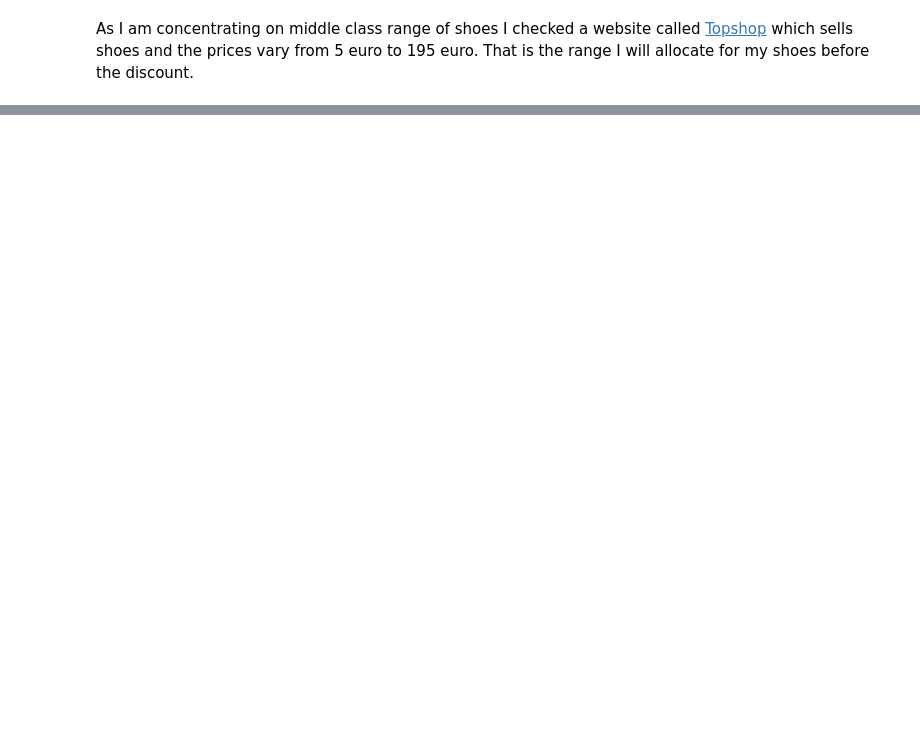
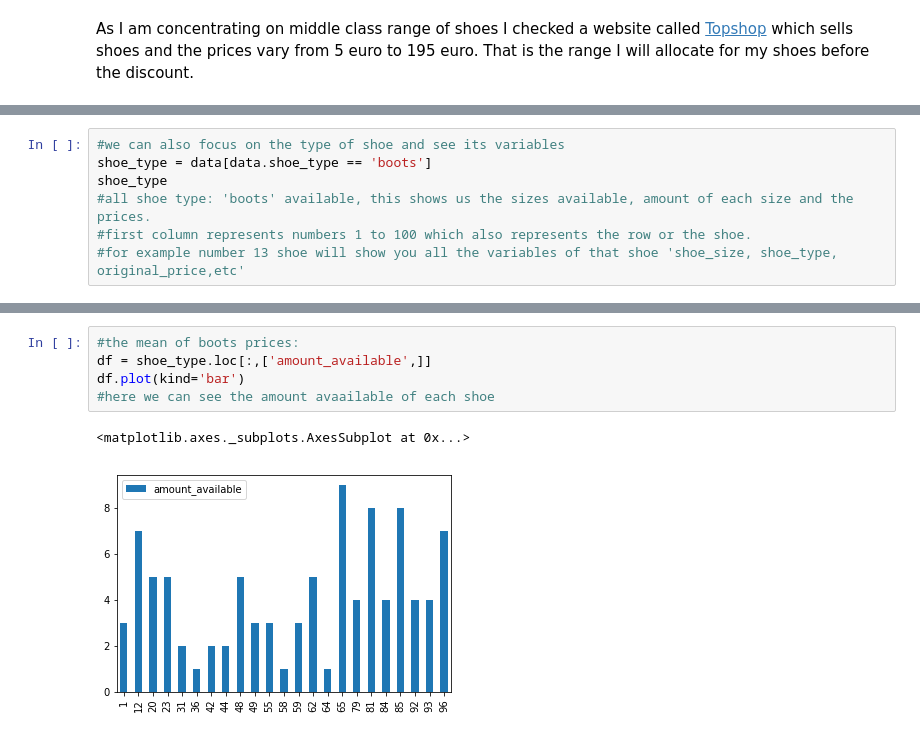
Before and after one commit to MartynaMisk/ProgrammingProject, a Jupyter notebook: RealworldPhenomenon.ipynb, the cells around one changed output, grey strips where cells are left out. Saved outputs shown, nothing was run; the diff lists cells and outputs as text; blank space fills up the shorter version.

```diff
--- a/RealworldPhenomenon.ipynb
+++ b/RealworldPhenomenon.ipynb
@@ -379,0 +317,7 @@ data[data.shoe_size >=40]
+# %%
+#we can also focus on the type of shoe and see its variables
+shoe_type = data[data.shoe_type == 'boots']
+shoe_type
+#all shoe type: 'boots' available, this shows us the sizes available, amount of each size and the prices.
+#first column represents numbers 1 to 100 which also represents the row or the shoe.
+#for example number 13 shoe will show you all the variables of that shoe 'shoe_size, shoe_type, original_price,etc'
@@ -379,0 +342,8 @@ data[data.shoe_size >=40]
+# %%
+#the mean of boots prices:
+df = shoe_type.loc[:,['amount_available',]]
+df.plot(kind='bar')
+#here we can see the amount avaailable of each shoe
+# %% [output]
+<matplotlib.axes._subplots.AxesSubplot at 0x...>
+[figure, added]
```
Also changed, not shown: parts of 57 cells of this notebook.
